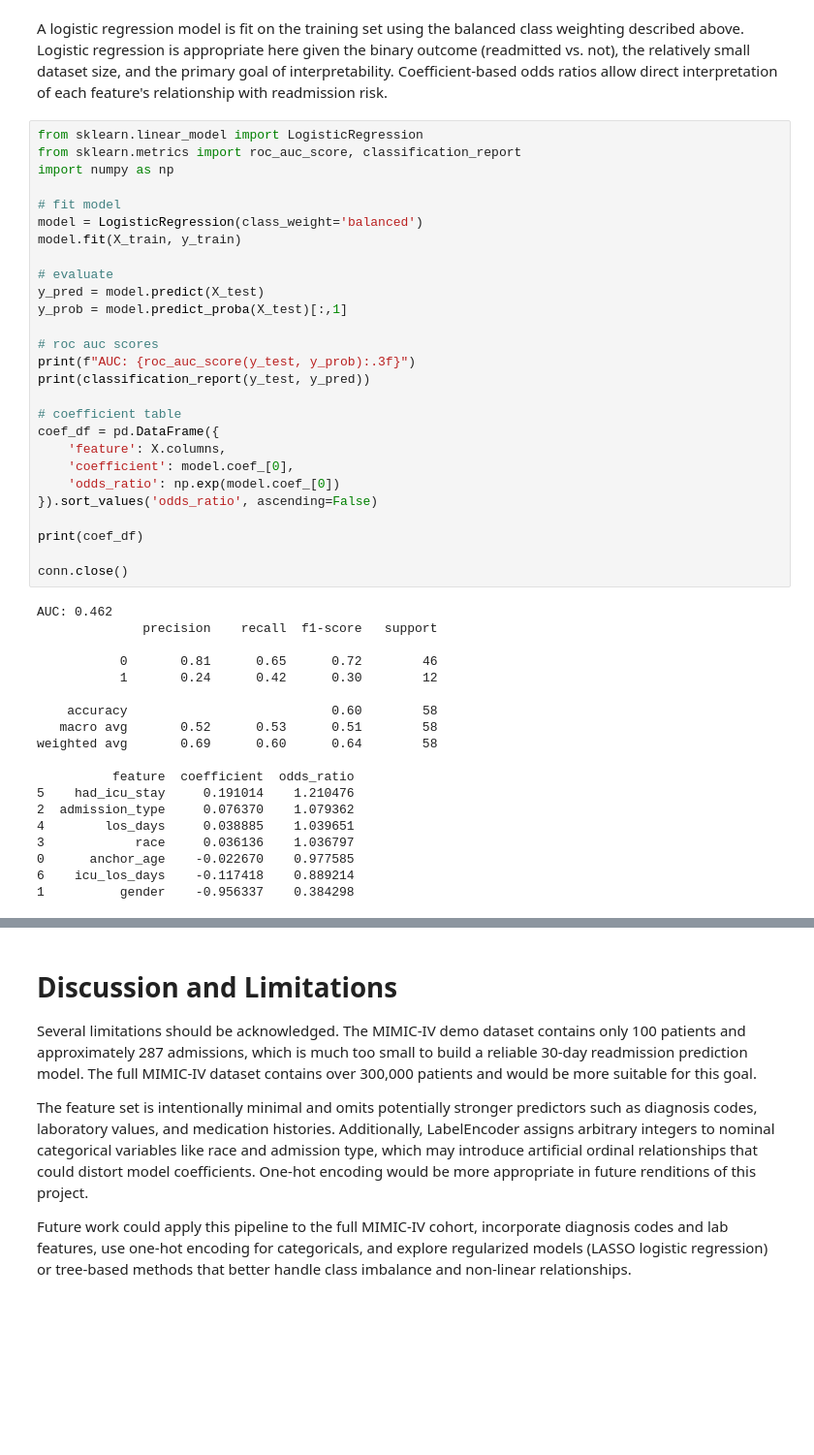
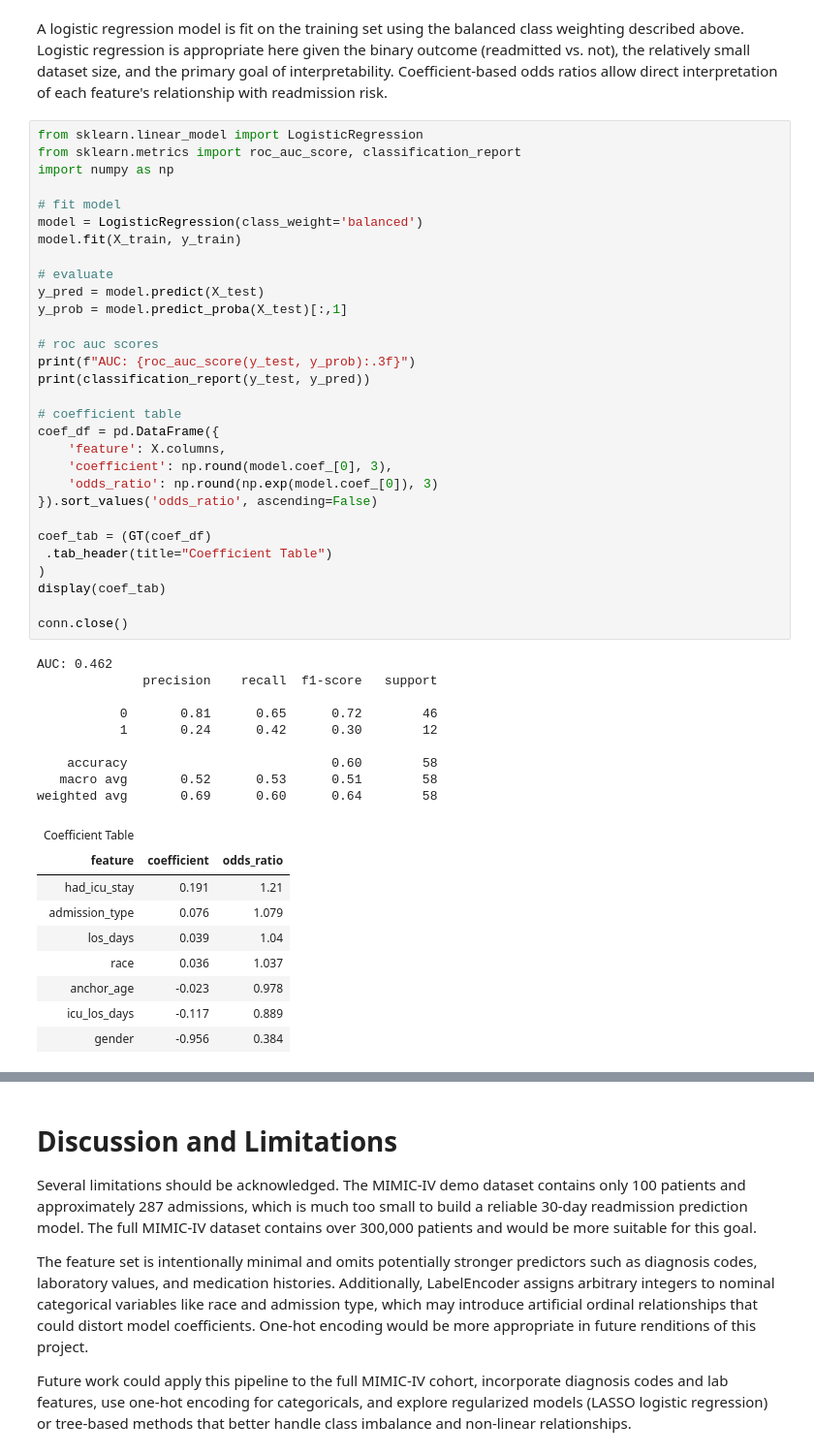
Before and after one commit to jguo2673/MIMIC-IV-EDA, a Jupyter notebook: proj.ipynb, the cells around one changed output, grey strips where cells are left out. Shown at 97% size. Saved outputs shown, nothing was run; the diff lists cells and outputs as text; blank space fills up the shorter version.

```diff
--- a/proj.ipynb
+++ b/proj.ipynb
@@ -306,43 +387,46 @@ import numpy as np
 
 # fit model
 model = LogisticRegression(class_weight='balanced')
 model.fit(X_train, y_train)
 
 # evaluate
 y_pred = model.predict(X_test)
 y_prob = model.predict_proba(X_test)[:,1]
 
 # roc auc scores
 print(f"AUC: {roc_auc_score(y_test, y_prob):.3f}")
 print(classification_report(y_test, y_pred))
 
 # coefficient table
 coef_df = pd.DataFrame({
     'feature': X.columns,
-    'coefficient': model.coef_[0],
-    'odds_ratio': np.exp(model.coef_[0])
+    'coefficient': np.round(model.coef_[0], 3),
+    'odds_ratio': np.round(np.exp(model.coef_[0]), 3)
 }).sort_values('odds_ratio', ascending=False)
 
-print(coef_df)
+coef_tab = (GT(coef_df)
+ .tab_header(title="Coefficient Table")
+)
+display(coef_tab)
 
 conn.close()
 # %% [output]
 AUC: 0.462
               precision    recall  f1-score   support
 
            0       0.81      0.65      0.72        46
            1       0.24      0.42      0.30        12
 
     accuracy                           0.60        58
    macro avg       0.52      0.53      0.51        58
 weighted avg       0.69      0.60      0.64        58
-
-          feature  coefficient  odds_ratio
-5    had_icu_stay     0.191014    1.210476
-2  admission_type     0.076370    1.079362
-4        los_days     0.038885    1.039651
-3            race     0.036136    1.036797
-0      anchor_age    -0.022670    0.977585
-6    icu_los_days    -0.117418    0.889214
-1          gender    -0.956337    0.384298
+| Coefficient Table |  |  |
+| feature | coefficient | odds_ratio |
+| had_icu_stay | 0.191 | 1.21 |
+| admission_type | 0.076 | 1.079 |
+| los_days | 0.039 | 1.04 |
+| race | 0.036 | 1.037 |
+| anchor_age | -0.023 | 0.978 |
+| icu_los_days | -0.117 | 0.889 |
+| gender | -0.956 | 0.384 |
 # %% [markdown]
```
Also changed, not shown: parts of 8 cells of this notebook, 1 other file.
